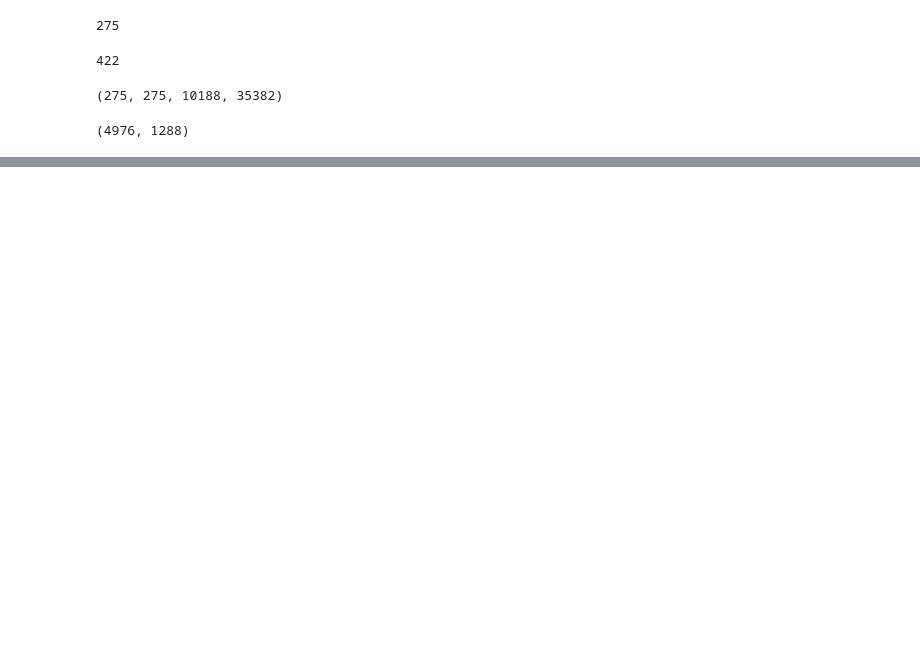
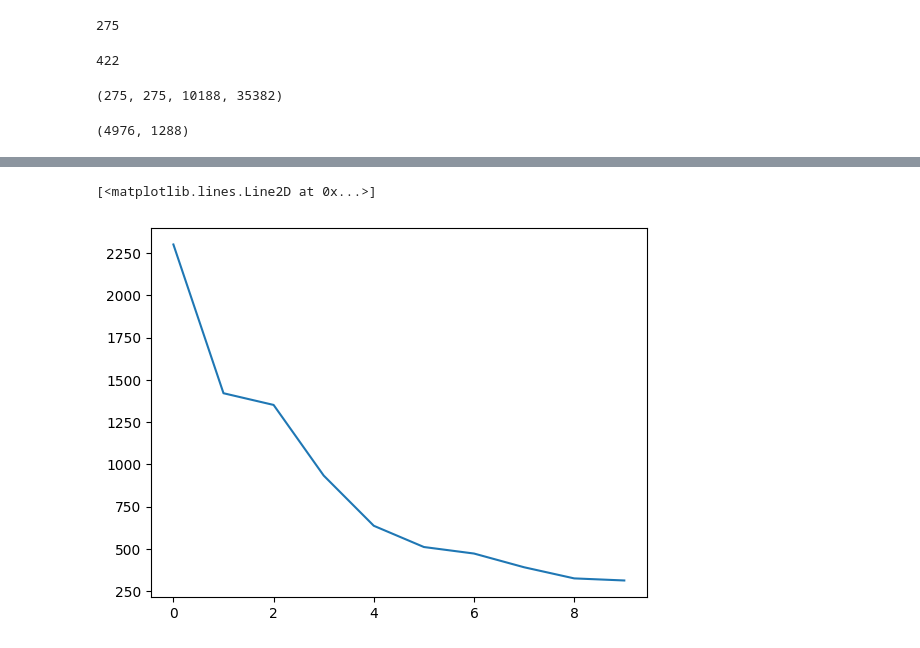
Before and after one commit to FrozenPeak0701/MusicCopilotGPT, a Jupyter notebook: suzukireproduce.ipynb, the cells around one changed output, grey strips where cells are left out. Saved outputs shown, nothing was run; the diff lists cells and outputs as text; code cells hidden in the pictures; blank space fills up the shorter version.

Commit message:
training

```diff
--- a/suzukireproduce.ipynb
+++ b/suzukireproduce.ipynb
@@ -190,0 +215,4 @@ len(tgtr[0]), len(srcr[0])
+# %%
+filtering = 100
+a, b, c, d = filterbysrclen(srcr, tgtr, filtering)
+len(a), len(b), c, d
@@ -311,0 +348,39 @@ criterion = nn.MSELoss()
+# %%
+# Training loop
+num_epochs = 10
+train_losses = []
+val_losses = []
+for epoch in range(num_epochs):
+    epoch_loss = 0
+    model.train()
+    for i, (src, tgt) in enumerate(dataloader):
+      # if i==0:
+        # Send your batch to the correct device
+        # torch.cuda.empty_cache()
+
+        optimizer.zero_grad()
+        src = src.to(device).float()
+        tgt = tgt.to(device).float()
+
+        # print('src shape and tgt shape:',src.shape,tgt.shape)
+        # Pass data through model
+        output = model(src, tgt)
+
+        # print(output, output.shape, tgt.shape)
+        # Compute loss
+        loss = criterion(output.squeeze(-1), tgt)
+        # print(7, torch.cuda.memory_allocated()*1e-9)
+        # Backward pass and optimization
+
+        loss.backward()
+        optimizer.step()
+        epoch_loss += loss.detach().item()
+        if i % 20 == 0:
+            print(f'| Step [{i+1}/{len(dataloader)}], Loss: {loss.detach().item()}')
+    train_losses.append(epoch_loss/len(dataloader))
+    print(f'Epoch [{epoch+1}/{num_epochs}], Loss: {epoch_loss/len(dataloader)}')
+    model.eval()
+    val_loss = 0
+    # someday
+# Save model
+# torch.save(model.state_dict(), "transformer_model.pt")
@@ -312,3 +405,8 @@ criterion = nn.MSELoss()
+# %%
+plt.plot(train_losses)
+# %% [output]
+[<matplotlib.lines.Line2D at 0x...>]
+[figure, added]
 # %%
 model
 # %% [output]
```
Also changed, not shown: parts of 15 cells of this notebook.
